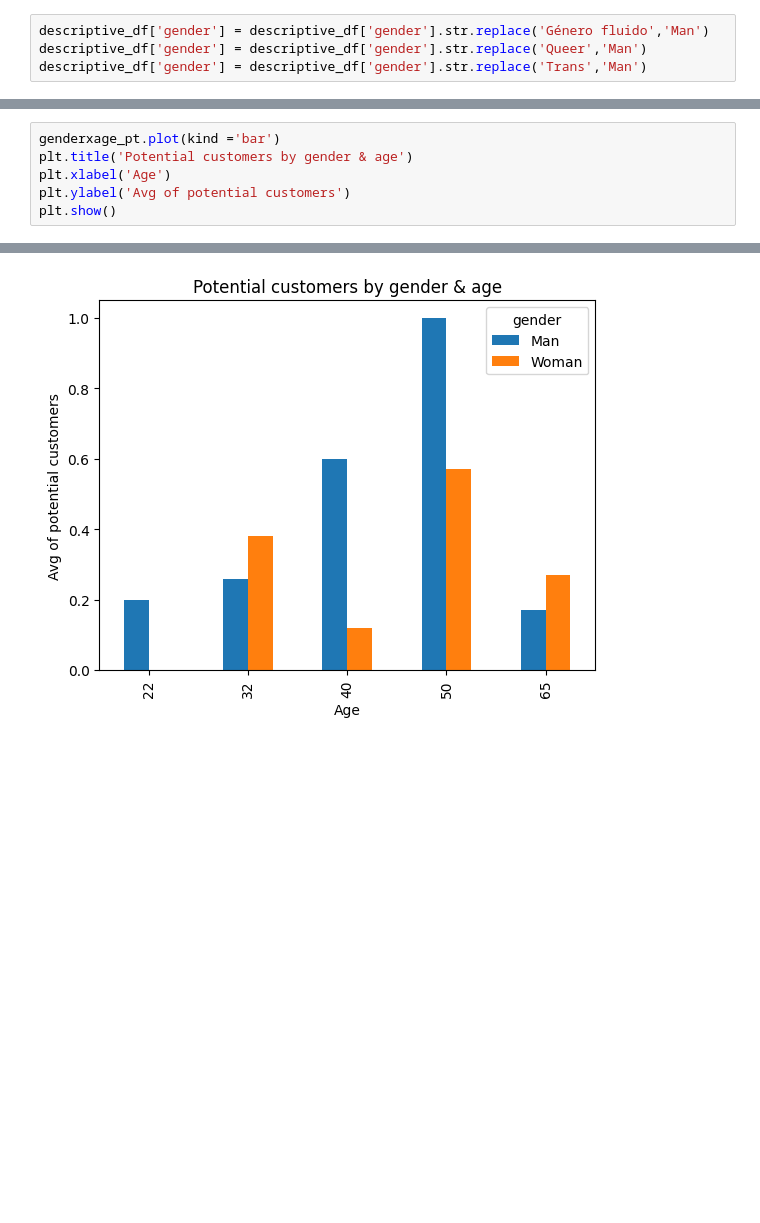
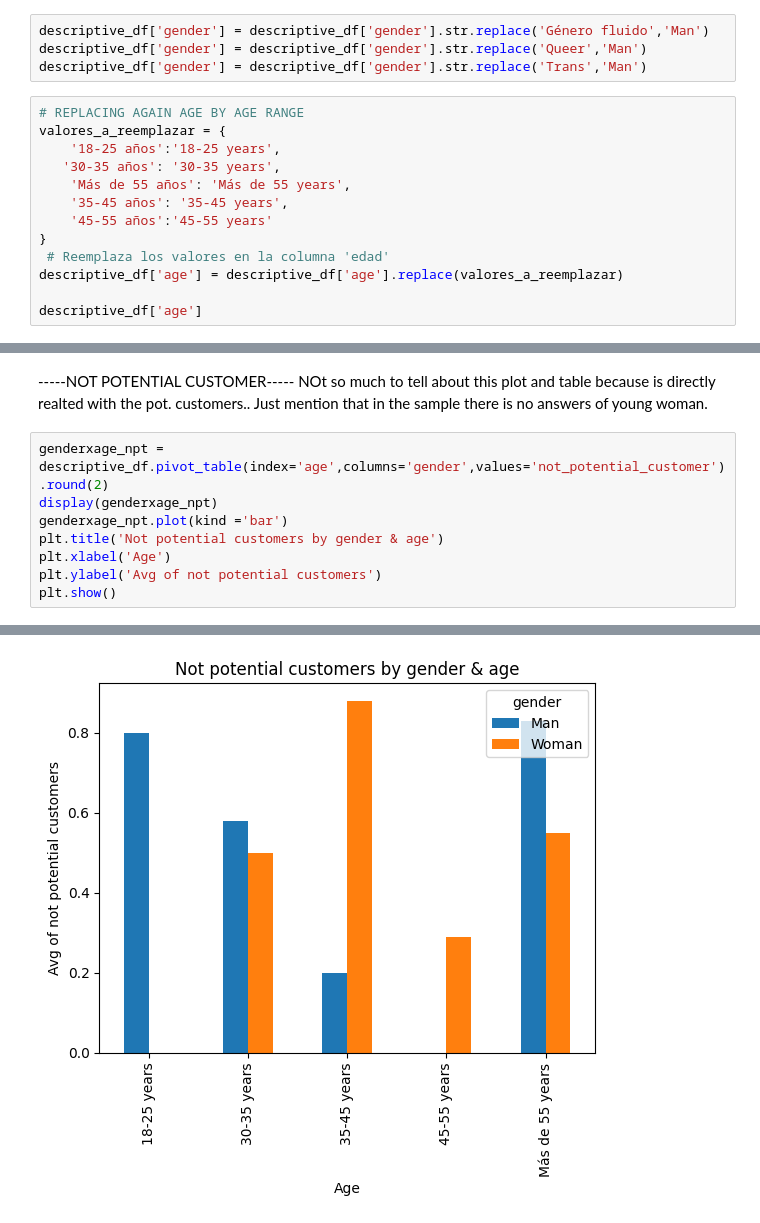
Before and after one commit to Auzmendi/project-6, a Jupyter notebook: descriptive.ipynb, the cells around one changed output, grey strips where cells are left out. Drawn from its saved outputs; the diff is of its cells as text; blank space fills up the shorter version.

```diff
--- a/descriptive.ipynb
+++ b/descriptive.ipynb
@@ -107,3 +107,16 @@ descriptive_df = descriptive_df.drop(['afirmation_1'
 descriptive_df['gender'] = descriptive_df['gender'].str.replace('Género fluido','Man')
 descriptive_df['gender'] = descriptive_df['gender'].str.replace('Queer','Man')
 descriptive_df['gender'] = descriptive_df['gender'].str.replace('Trans','Man')
+# %%
+# REPLACING AGAIN AGE BY AGE RANGE
+valores_a_reemplazar = {
+    '18-25 años':'18-25 years',
+   '30-35 años': '30-35 years',
+    'Más de 55 años': 'Más de 55 years',
+    '35-45 años': '35-45 years',
+    '45-55 años':'45-55 years'
+}
+ # Reemplaza los valores en la columna 'edad'
+descriptive_df['age'] = descriptive_df['age'].replace(valores_a_reemplazar)
+
+descriptive_df['age']
@@ -155,7 +216,13 @@ genderxage_pt
+# %% [markdown]
+-----NOT POTENTIAL CUSTOMER-----
+NOt so much to tell about this plot and table because is directly realted with the pot. customers..
+Just mention that in the sample there is no answers of young woman.
 # %%
-genderxage_pt.plot(kind ='bar')
-plt.title('Potential customers by gender & age')
+genderxage_npt = descriptive_df.pivot_table(index='age',columns='gender',values='not_potential_customer').round(2)
+display(genderxage_npt)
+genderxage_npt.plot(kind ='bar')
+plt.title('Not potential customers by gender & age')
 plt.xlabel('Age')
-plt.ylabel('Avg of potential customers')
+plt.ylabel('Avg of not potential customers')
 plt.show()
 # %% [output]
@@ -162 +236 @@ plt.show()
-[figure, old version]
+[figure, new version]
```
Also changed, not shown: parts of 20 cells of this notebook, 1 other file.
